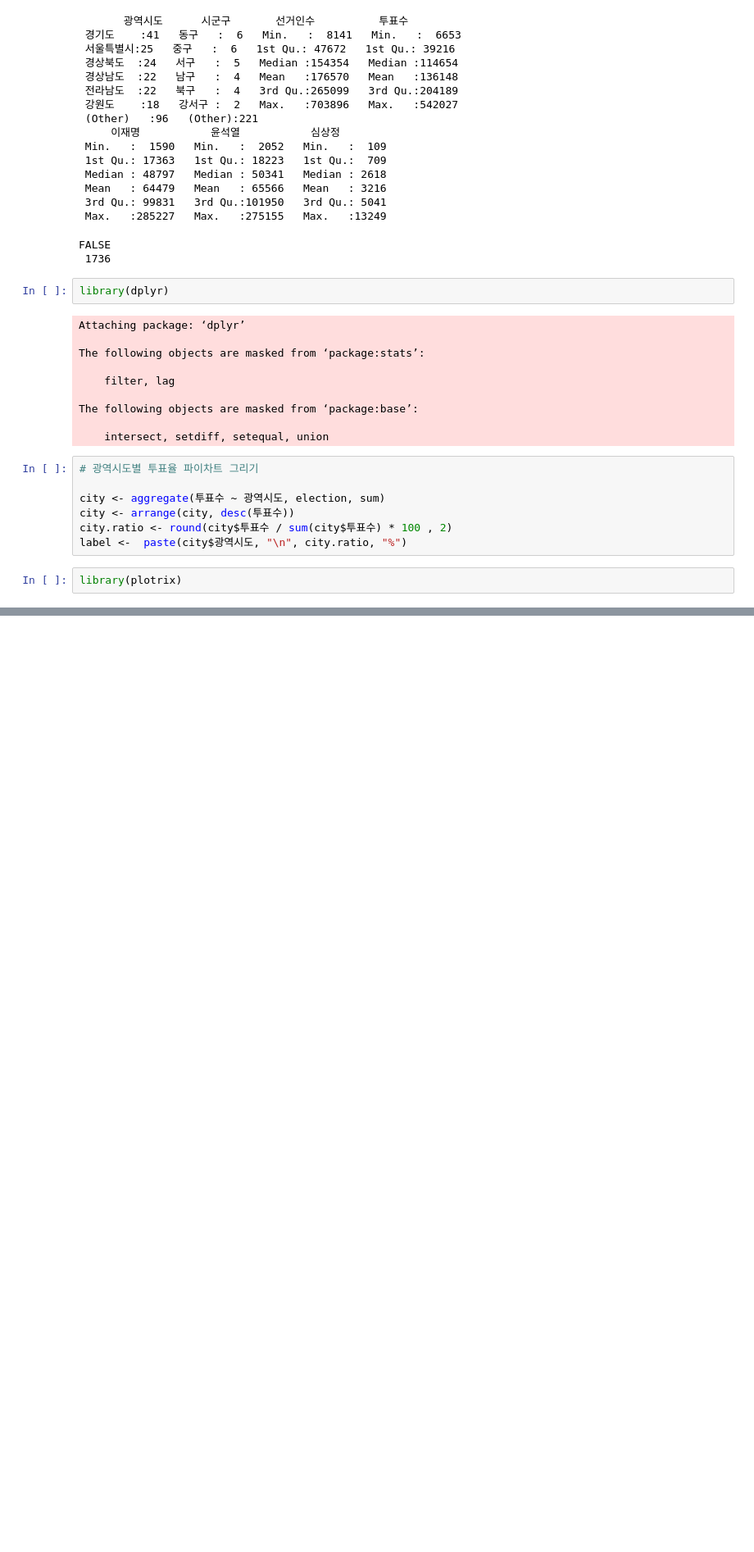
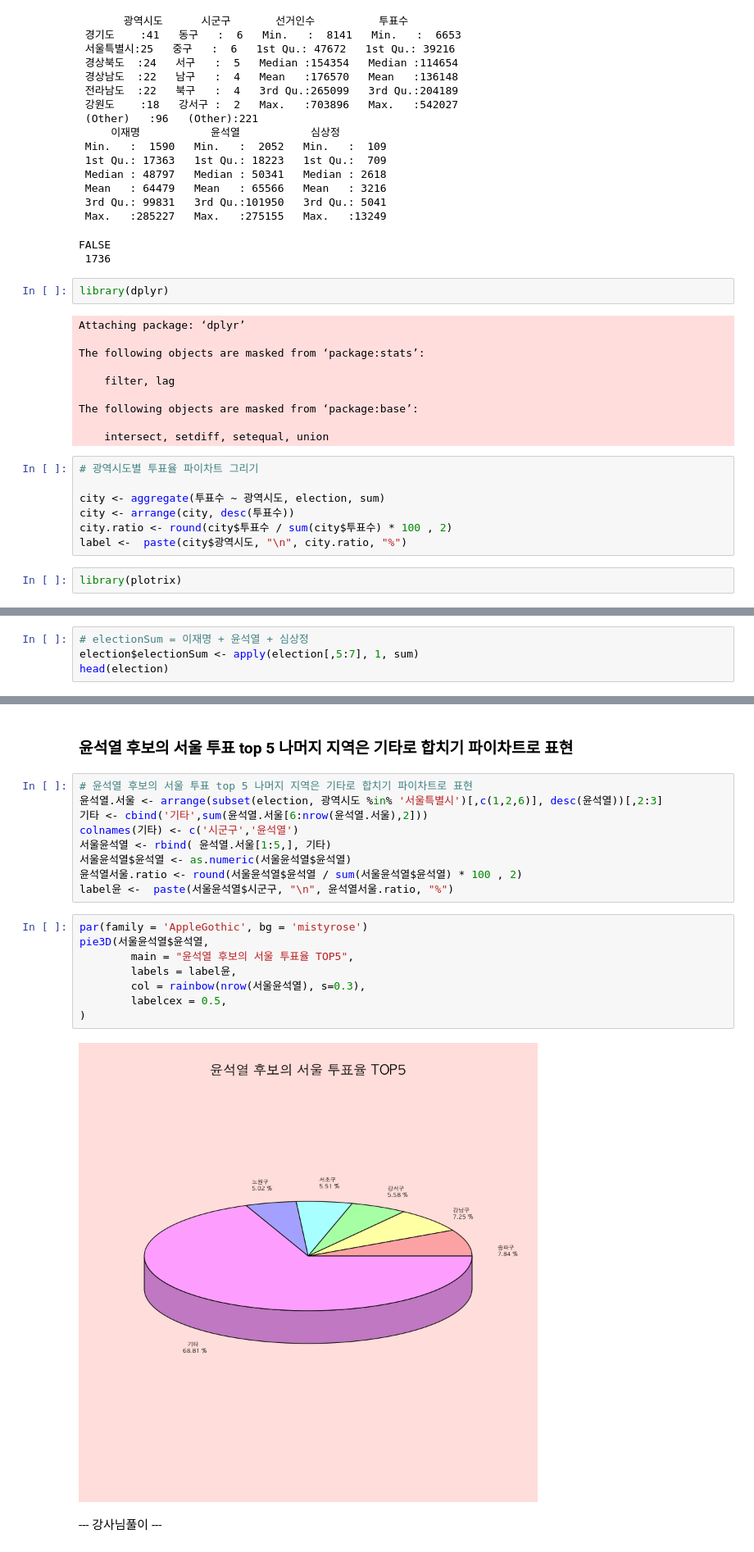
Before and after one commit to monargent0/TJRrrClass, a Jupyter notebook: 10. 20대_대선자료 시각화.ipynb, the cells around one changed output, grey strips where cells are left out. Shown at 82% size. Cells and saved outputs as stored; diff of their text form; blank space fills up the shorter version.

```diff
--- a/10. 20대_대선자료 시각화.ipynb
+++ b/10. 20대_대선자료 시각화.ipynb
@@ -85,0 +87,4 @@ pie3D(city$투표수,
+# %%
+# electionSum = 이재명 + 윤석열 + 심상정
+election$electionSum <- apply(election[,5:7], 1, sum)
+head(election)
@@ -85,0 +188,23 @@ pie3D(city$투표수,
+# %% [markdown]
+### 윤석열 후보의 서울 투표 top 5 나머지 지역은 기타로 합치기 파이차트로 표현
+# %%
+# 윤석열 후보의 서울 투표 top 5 나머지 지역은 기타로 합치기 파이차트로 표현
+윤석열.서울 <- arrange(subset(election, 광역시도 %in% '서울특별시')[,c(1,2,6)], desc(윤석열))[,2:3]
+기타 <- cbind('기타',sum(윤석열.서울[6:nrow(윤석열.서울),2]))
+colnames(기타) <- c('시군구','윤석열')
+서울윤석열 <- rbind( 윤석열.서울[1:5,], 기타)
+서울윤석열$윤석열 <- as.numeric(서울윤석열$윤석열)
+윤석열서울.ratio <- round(서울윤석열$윤석열 / sum(서울윤석열$윤석열) * 100 , 2)
+label윤 <-  paste(서울윤석열$시군구, "\n", 윤석열서울.ratio, "%")
+# %%
+par(family = 'AppleGothic', bg = 'mistyrose')
+pie3D(서울윤석열$윤석열,
+        main = "윤석열 후보의 서울 투표율 TOP5",
+        labels = label윤,
+        col = rainbow(nrow(서울윤석열), s=0.3),
+        labelcex = 0.5,
+)
+# %% [output]
+[figure, added]
+# %% [markdown]
+--- 강사님풀이 ---
```
Also changed, not shown: parts of 19 cells of this notebook.
